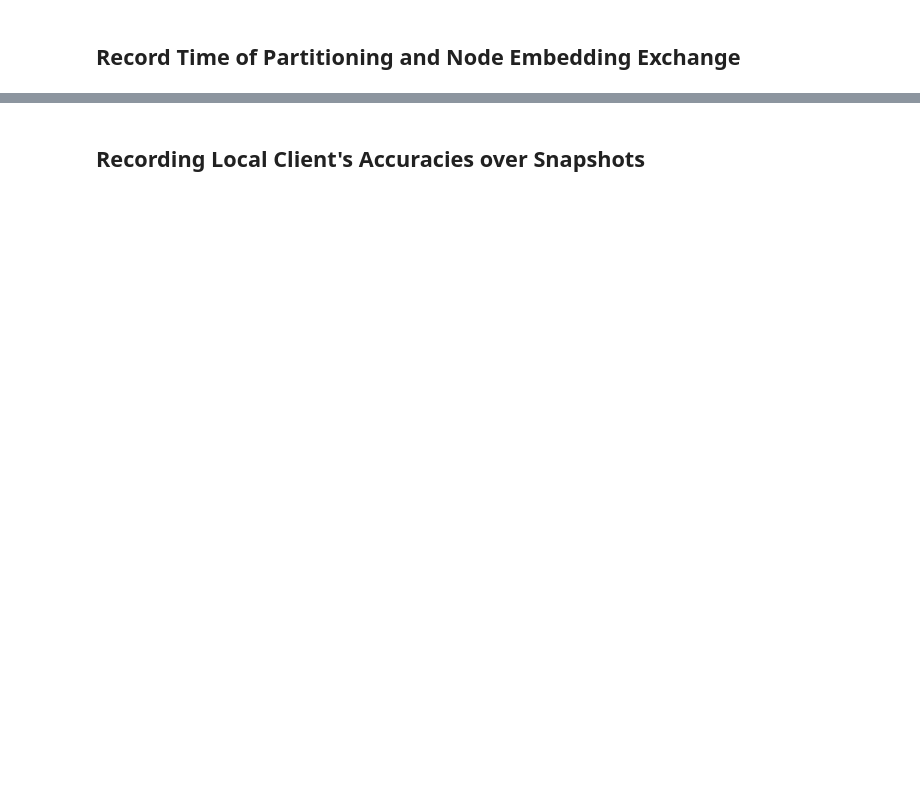
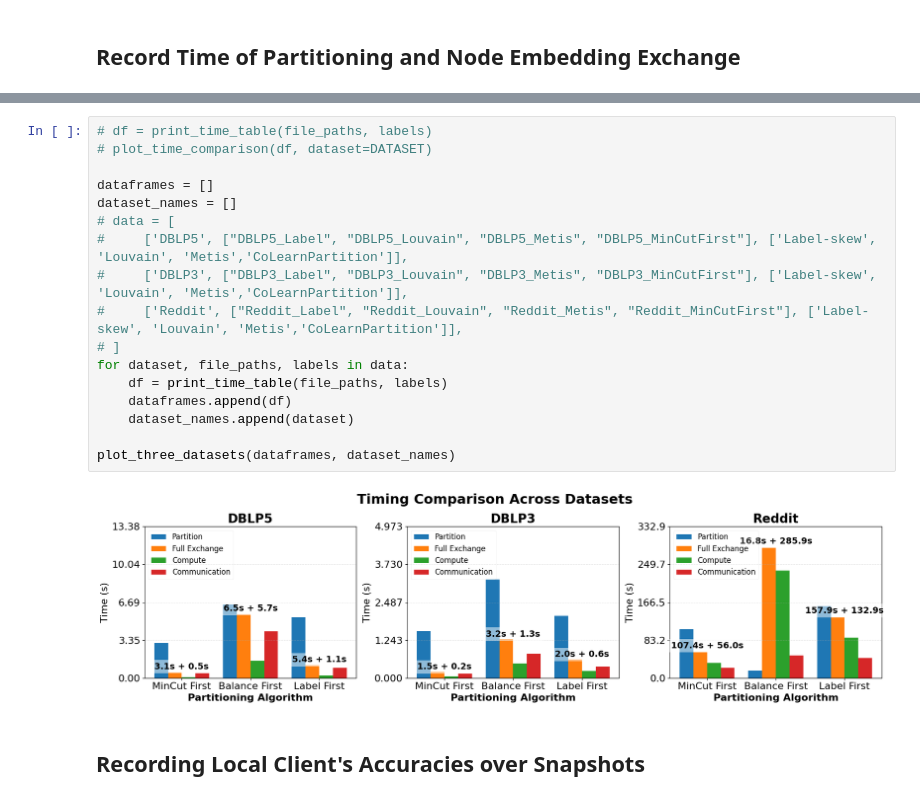
Before and after one commit to Ashley0909/DG-CoLearn, a Jupyter notebook: analysis_gpa.ipynb, the cells around one changed output, grey strips where cells are left out. Drawn from its saved outputs; the diff is of its cells as text; blank space fills up the shorter version.

```diff
--- a/analysis_gpa.ipynb
+++ b/analysis_gpa.ipynb
@@ -205,3 +318,22 @@ plot_snapshot_times(snapshot_times, dataset="DBLP5 Our NE")
+# %%
+# df = print_time_table(file_paths, labels)
+# plot_time_comparison(df, dataset=DATASET)
+
+dataframes = []
+dataset_names = []
+# data = [
+#     ['DBLP5', ["DBLP5_Label", "DBLP5_Louvain", "DBLP5_Metis", "DBLP5_MinCutFirst"], ['Label-skew', 'Louvain', 'Metis','CoLearnPartition']],
+#     ['DBLP3', ["DBLP3_Label", "DBLP3_Louvain", "DBLP3_Metis", "DBLP3_MinCutFirst"], ['Label-skew', 'Louvain', 'Metis','CoLearnPartition']],
+#     ['Reddit', ["Reddit_Label", "Reddit_Louvain", "Reddit_Metis", "Reddit_MinCutFirst"], ['Label-skew', 'Louvain', 'Metis','CoLearnPartition']],
+# ]
+for dataset, file_paths, labels in data:
+    df = print_time_table(file_paths, labels)
+    dataframes.append(df)
+    dataset_names.append(dataset)
+
+plot_three_datasets(dataframes, dataset_names)
+# %% [output]
+[figure, added]
 # %% [markdown]
 ## Recording Local Client's Accuracies over Snapshots
 # %%
```
Also changed, not shown: parts of 19 cells of this notebook, 11 other files.
